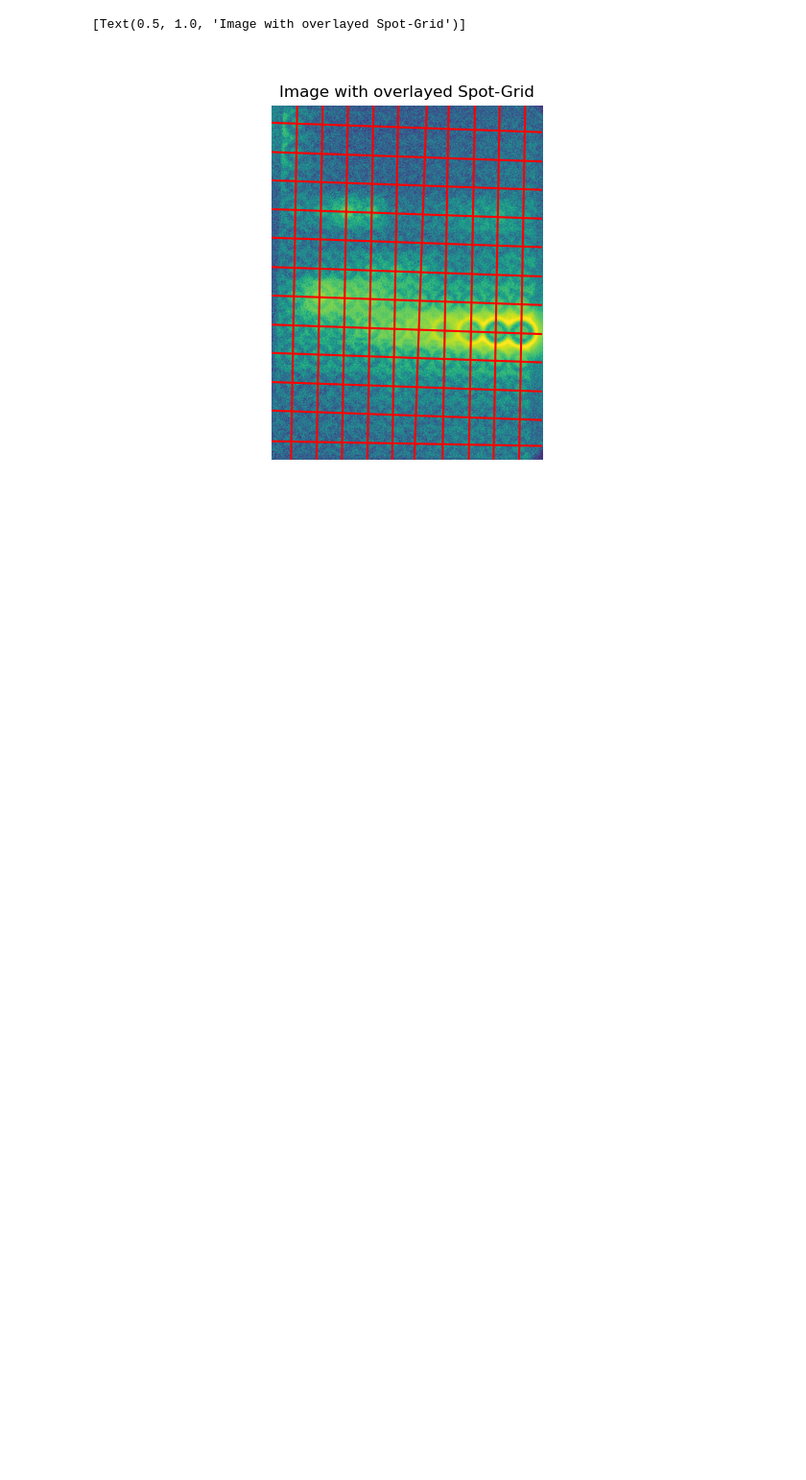
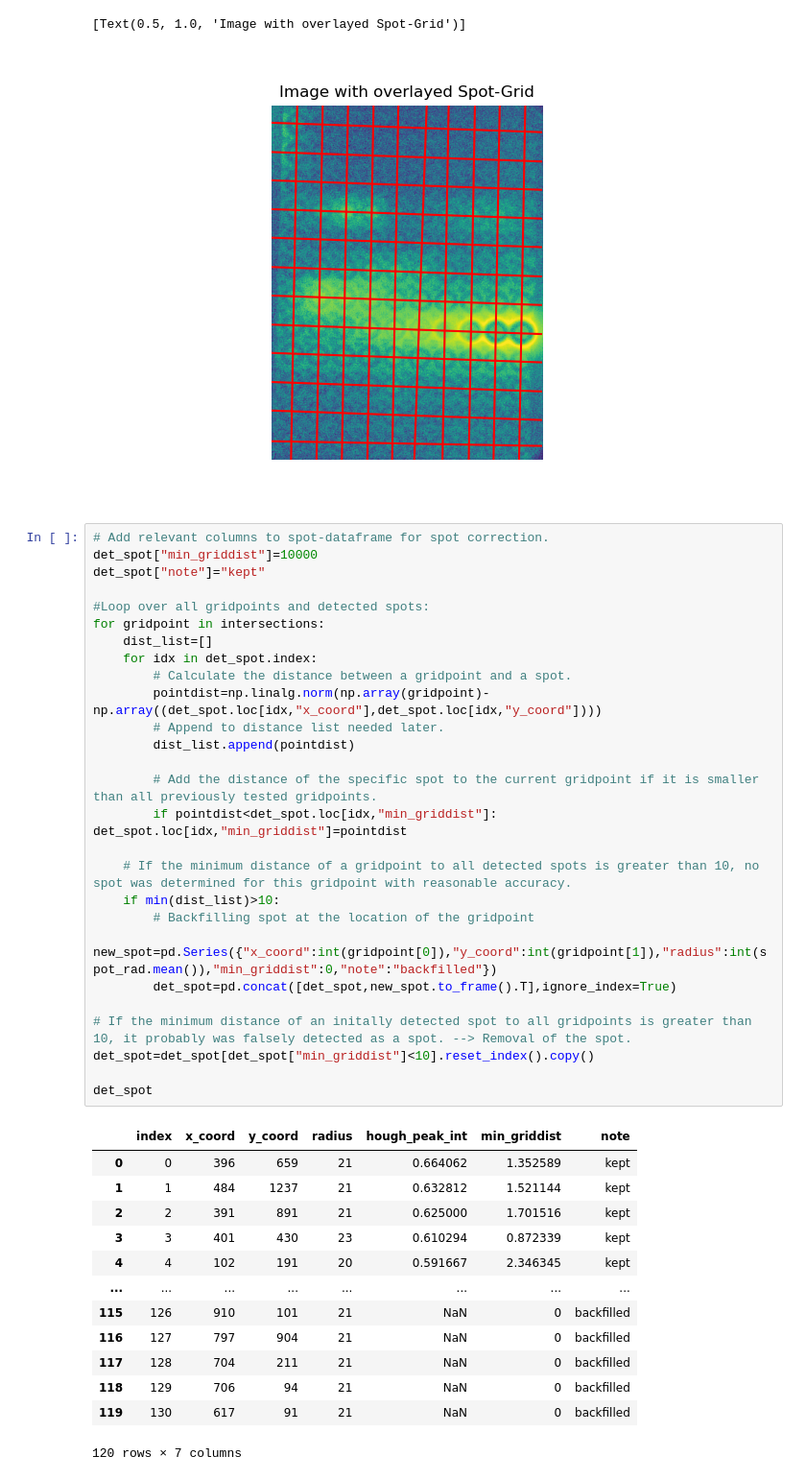
Before and after one commit to Functional-Metabolomics-Lab/MicrospotReader_test, a Jupyter notebook: microspot_reader.ipynb, the cells around one changed output. Shown at 96% size. Cells and saved outputs as stored; diff of their text form; blank space fills up the shorter version.

Commit message:
added spot correction

```diff
--- a/microspot_reader.ipynb
+++ b/microspot_reader.ipynb
@@ -156,3 +157,44 @@ ax.set(title="Image with overlayed Spot-Grid")
 # %% [output]
 [Text(0.5, 1.0, 'Image with overlayed Spot-Grid')]
 [figure]
+# %%
+# Add relevant columns to spot-dataframe for spot correction.
+det_spot["min_griddist"]=10000
+det_spot["note"]="kept"
+
+#Loop over all gridpoints and detected spots:
+for gridpoint in intersections:
+    dist_list=[]
+    for idx in det_spot.index:
+        # Calculate the distance between a gridpoint and a spot.
+        pointdist=np.linalg.norm(np.array(gridpoint)-np.array((det_spot.loc[idx,"x_coord"],det_spot.loc[idx,"y_coord"])))
+        # Append to distance list needed later.
+        dist_list.append(pointdist)
+
+        # Add the distance of the specific spot to the current gridpoint if it is smaller than all previously tested gridpoints.
+        if pointdist<det_spot.loc[idx,"min_griddist"]: det_spot.loc[idx,"min_griddist"]=pointdist
+
+    # If the minimum distance of a gridpoint to all detected spots is greater than 10, no spot was determined for this gridpoint with reasonable accuracy.
+    if min(dist_list)>10:
+        # Backfilling spot at the location of the gridpoint
+        new_spot=pd.Series({"x_coord":int(gridpoint[0]),"y_coord":int(gridpoint[1]),"radius":int(spot_rad.mean()),"min_griddist":0,"note":"backfilled"})
+        det_spot=pd.concat([det_spot,new_spot.to_frame().T],ignore_index=True)
+
+# If the minimum distance of an initally detected spot to all gridpoints is greater than 10, it probably was falsely detected as a spot. --> Removal of the spot.
+det_spot=det_spot[det_spot["min_griddist"]<10].reset_index().copy()
+
+det_spot
+# %% [output]
+|  | index | x_coord | y_coord | radius | hough_peak_int | min_griddist | note |
+| 0 | 0 | 396 | 659 | 21 | 0.664062 | 1.352589 | kept |
+| 1 | 1 | 484 | 1237 | 21 | 0.632812 | 1.521144 | kept |
+| 2 | 2 | 391 | 891 | 21 | 0.625000 | 1.701516 | kept |
+| 3 | 3 | 401 | 430 | 23 | 0.610294 | 0.872339 | kept |
+| 4 | 4 | 102 | 191 | 20 | 0.591667 | 2.346345 | kept |
+| ... | ... | ... | ... | ... | ... | ... | ... |
+| 115 | 126 | 910 | 101 | 21 | NaN | 0 | backfilled |
+| 116 | 127 | 797 | 904 | 21 | NaN | 0 | backfilled |
+| 117 | 128 | 704 | 211 | 21 | NaN | 0 | backfilled |
+| 118 | 129 | 706 | 94 | 21 | NaN | 0 | backfilled |
+| 119 | 130 | 617 | 91 | 21 | NaN | 0 | backfilled |
+120 rows × 7 columns
```
Also changed, not shown: parts of 1 cell of this notebook.
